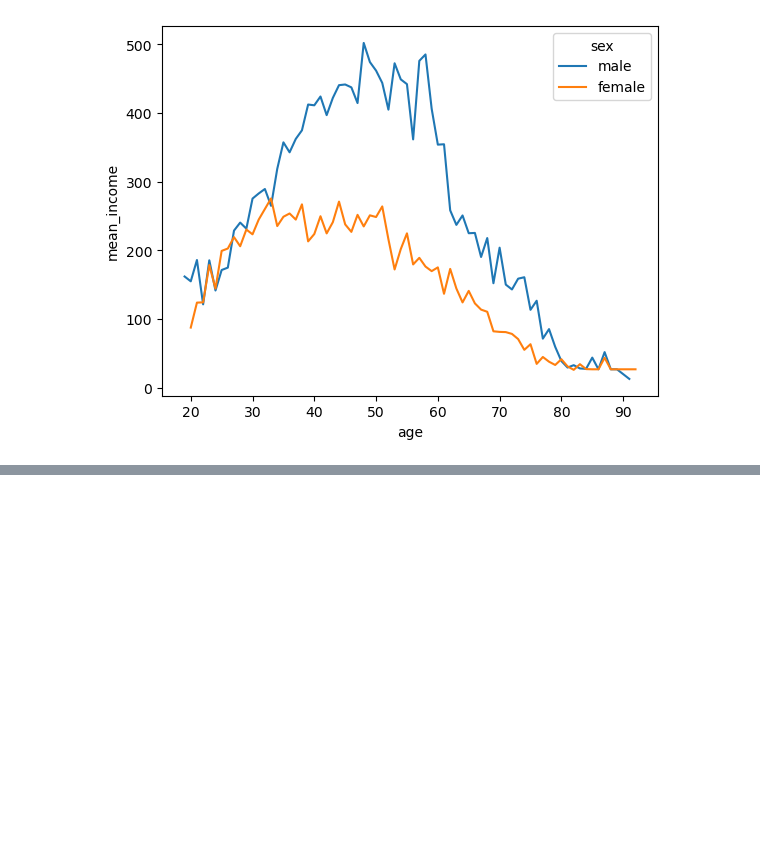
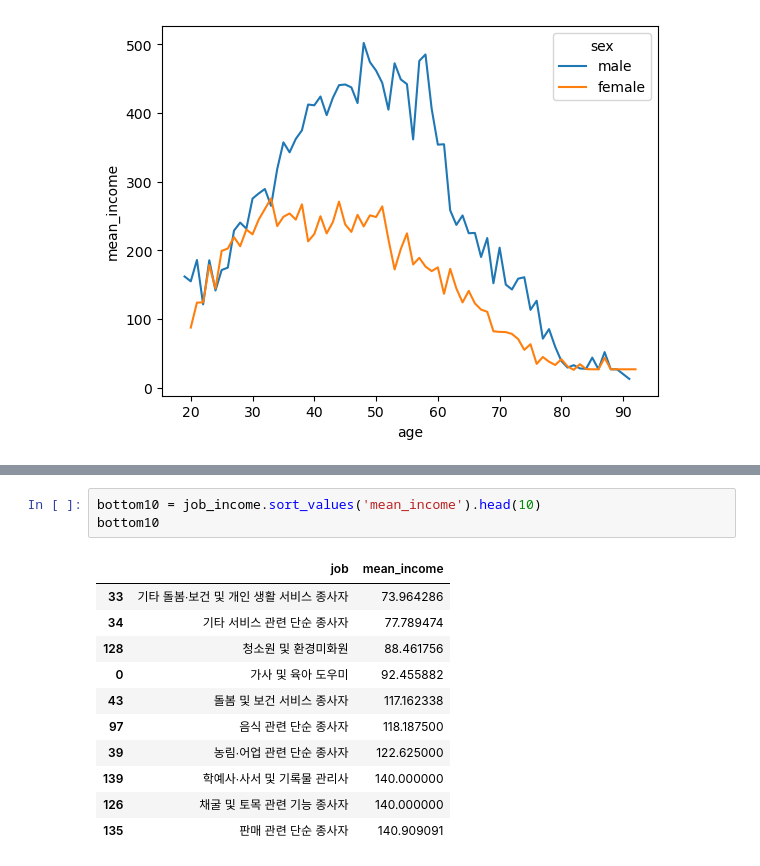
Before and after one commit to sowsab/kit_bigdata, a Jupyter notebook: src/chapter09.ipynb, the cells around one changed output, grey strips where cells are left out. Drawn from its saved outputs; the diff is of its cells as text; blank space fills up the shorter version.

```diff
--- a/src/chapter09.ipynb
+++ b/src/chapter09.ipynb
@@ -317,0 +398,15 @@ sns.lineplot(data = sex_age, x = 'age', y = 'mean_income', hue = 'sex')
+# %%
+bottom10 = job_income.sort_values('mean_income').head(10)
+bottom10
+# %% [output]
+|  | job | mean_income |
+| 33 | 기타 돌봄∙보건 및 개인 생활 서비스 종사자 | 73.964286 |
+| 34 | 기타 서비스 관련 단순 종사자 | 77.789474 |
+| 128 | 청소원 및 환경미화원 | 88.461756 |
+| 0 | 가사 및 육아 도우미 | 92.455882 |
+| 43 | 돌봄 및 보건 서비스 종사자 | 117.162338 |
+| 97 | 음식 관련 단순 종사자 | 118.187500 |
+| 39 | 농림∙어업 관련 단순 종사자 | 122.625000 |
+| 139 | 학예사∙사서 및 기록물 관리사 | 140.000000 |
+| 126 | 채굴 및 토목 관련 기능 종사자 | 140.000000 |
+| 135 | 판매 관련 단순 종사자 | 140.909091 |
```
Also changed, not shown: parts of 9 cells of this notebook.
